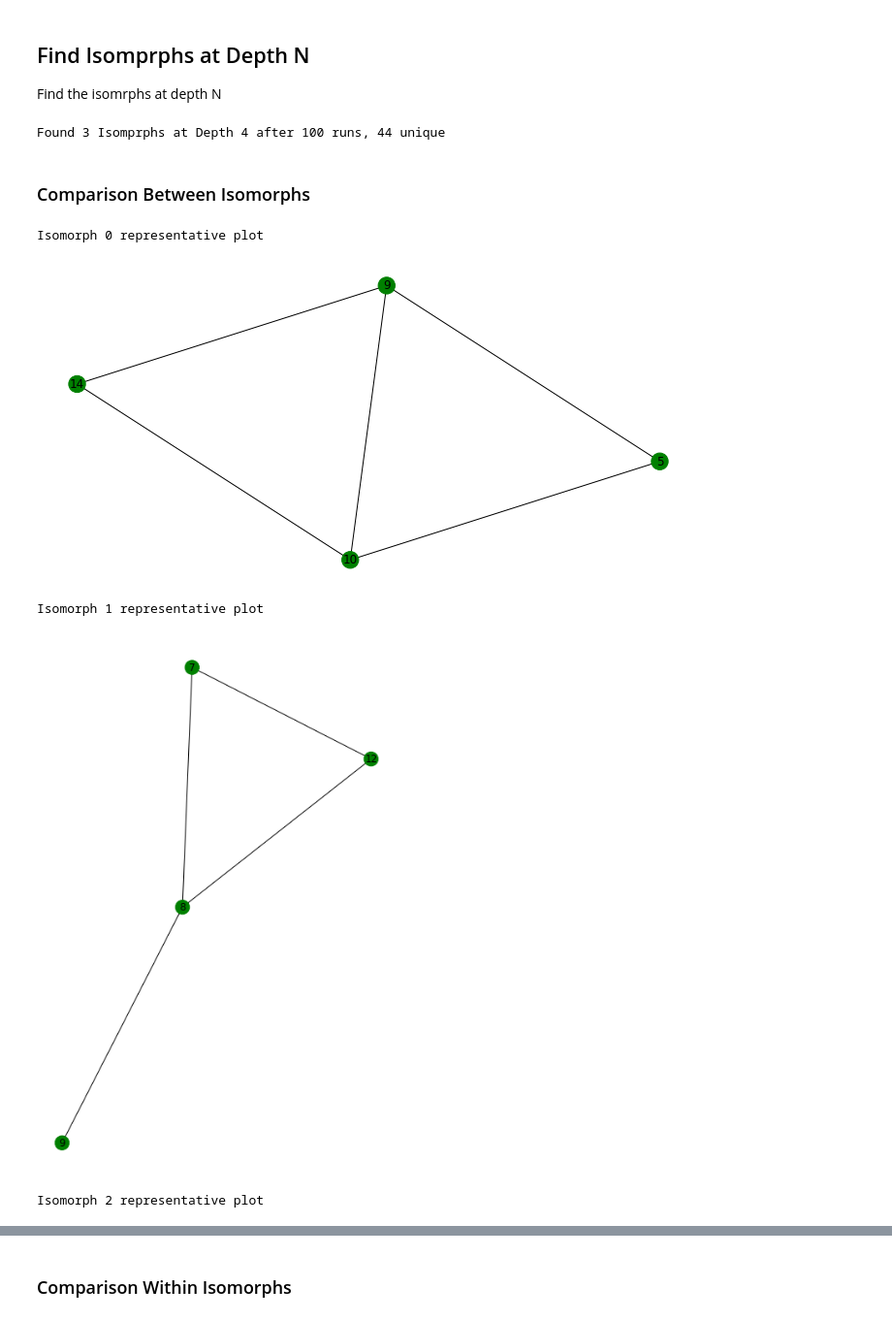
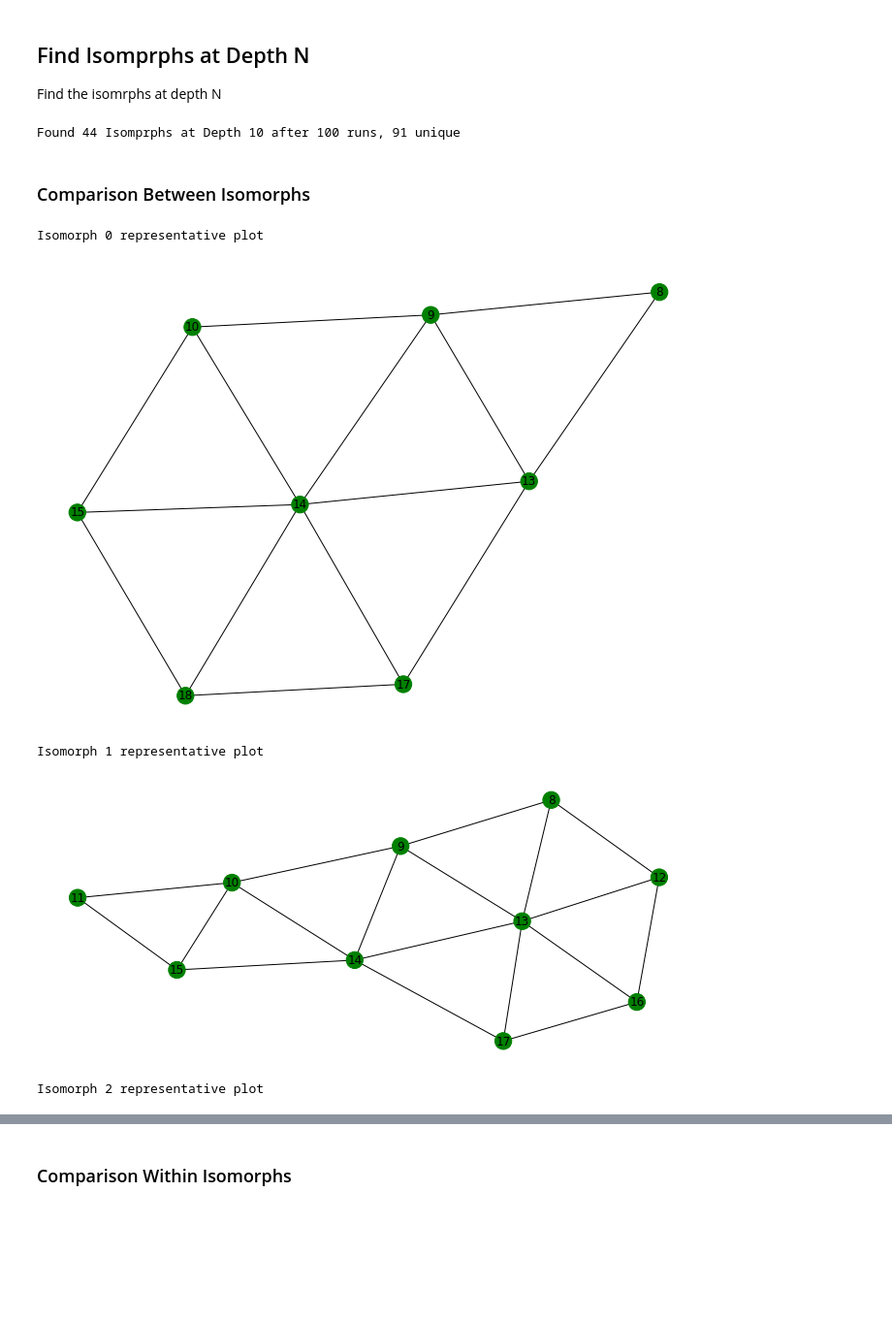
Before and after one commit to martinventer/supreme-lamp, a Jupyter notebook: Hex_mesh_MCMC_isomporphs.ipynb, the cells around one changed output, grey strips where cells are left out. Shown at 97% size. Saved outputs shown, nothing was run; the diff lists cells and outputs as text; code cells hidden in the pictures; blank space fills up the shorter version.

```diff
--- a/Hex_mesh_MCMC_isomporphs.ipynb
+++ b/Hex_mesh_MCMC_isomporphs.ipynb
@@ -133,7 +135,7 @@ This problem boils down to a from M choose N style problem.
 ## Find Isomprphs at Depth N
 Find the isomrphs at depth N
 # %%
-depth = 4
+depth = 10
 runs = 100
 isomorohs_at_n = Mesher.find_all_isomorphs(
     mesh_graph,
@@ -146,17 +148,17 @@ for _, morph_list in isomorohs_at_n.items():
 
 print("Found {} Isomprphs at Depth {} after {} runs, {} unique".format(len(isomorohs_at_n), depth, runs, unique_active))
 # %% [output]
-Found 3 Isomprphs at Depth 4 after 100 runs, 44 unique
+Found 44 Isomprphs at Depth 10 after 100 runs, 91 unique
 # %% [markdown]
 ### Comparison Between Isomorphs
 # %%
-for iso_id, isolist in isomorohs_at_n.items():
+for iso_id, isolist in list(isomorohs_at_n.items())[:3]:
     print("Isomorph {} representative plot".format(iso_id))
     subnet = Mesher.get_active_sub_network(mesh_graph, active=isolist[0])
     Mesher.plot_network(subnet)
 # %% [output]
 Isomorph 0 representative plot
-[figure, old version]
+[figure, new version]
 Isomorph 1 representative plot
-[figure, old version]
+[figure, new version]
 Isomorph 2 representative plot
```
Also changed, not shown: parts of 13 cells of this notebook, 1 other file.
